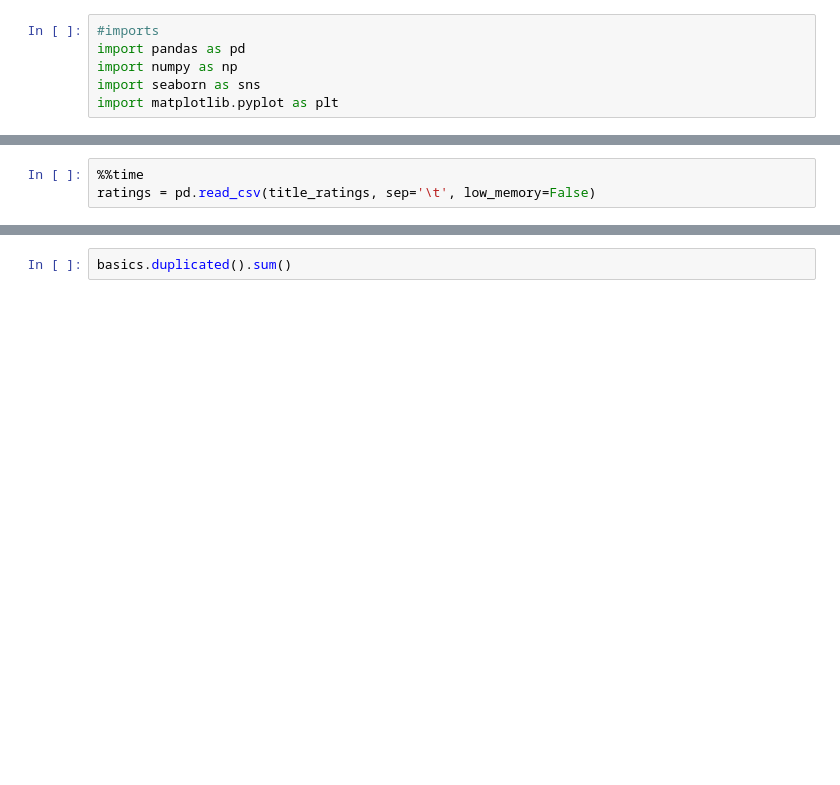
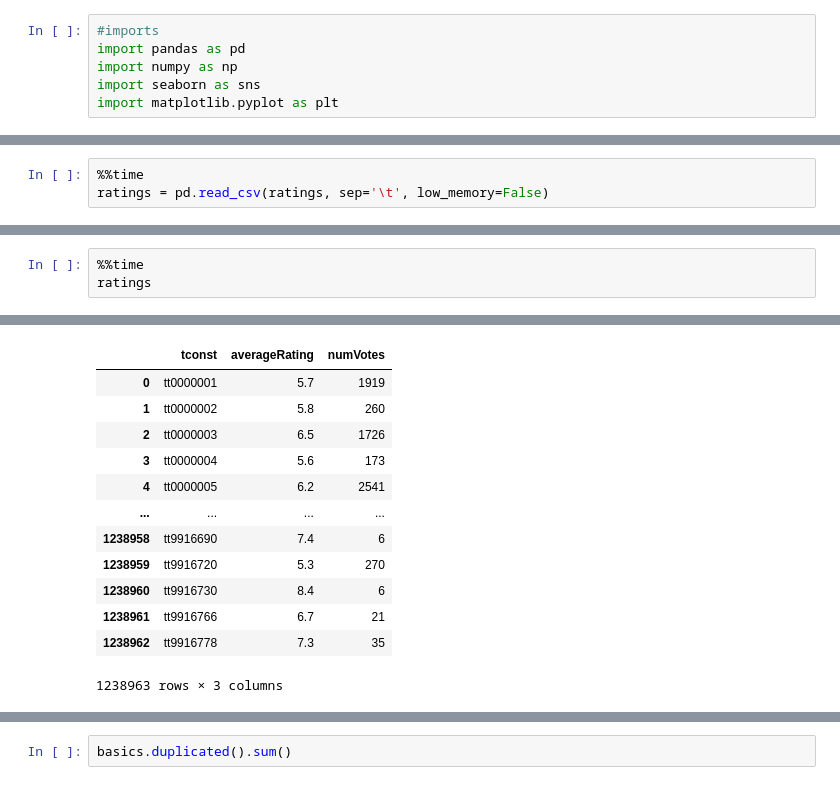
Before and after one commit to AbdoIbrahim/Project-3-Part-1-, a Jupyter notebook: Project 3 Part 1 .ipynb, the cells around one changed output, grey strips where cells are left out. Saved outputs shown, nothing was run; the diff lists cells and outputs as text; blank space fills up the shorter version.

```diff
--- a/Project 3 Part 1 .ipynb
+++ b/Project 3 Part 1 .ipynb
@@ -29,4 +67,4 @@ Wall time: 1min 25s
 # %%
 %%time
-ratings = pd.read_csv(title_ratings, sep='\t', low_memory=False)
+ratings = pd.read_csv(ratings, sep='\t', low_memory=False)
 # %% [output]
@@ -34,0 +73,4 @@ Wall time: 1.83 s
+# %%
+%%time
+ratings
+# %% [output]
@@ -35,3 +79,16 @@ Wall time: 1.83 s
+|  | tconst | averageRating | numVotes |
+| 0 | tt0000001 | 5.7 | 1919 |
+| 1 | tt0000002 | 5.8 | 260 |
+| 2 | tt0000003 | 6.5 | 1726 |
+| 3 | tt0000004 | 5.6 | 173 |
+| 4 | tt0000005 | 6.2 | 2541 |
+| ... | ... | ... | ... |
+| 1238958 | tt9916690 | 7.4 | 6 |
+| 1238959 | tt9916720 | 5.3 | 270 |
+| 1238960 | tt9916730 | 8.4 | 6 |
+| 1238961 | tt9916766 | 6.7 | 21 |
+| 1238962 | tt9916778 | 7.3 | 35 |
+1238963 rows × 3 columns
 # %%
 %%time
 basics.info()
```
Also changed, not shown: parts of 59 cells of this notebook, 1 other file.
